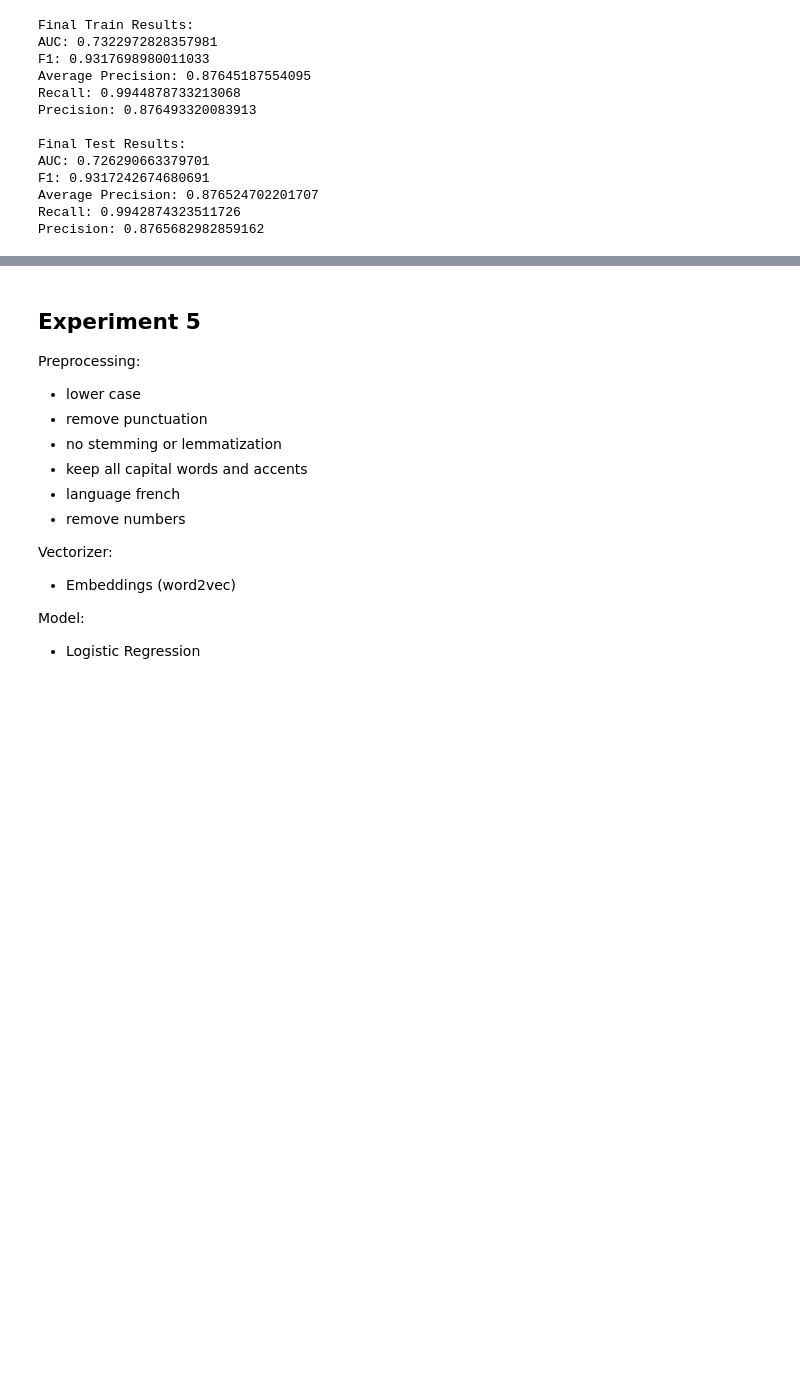
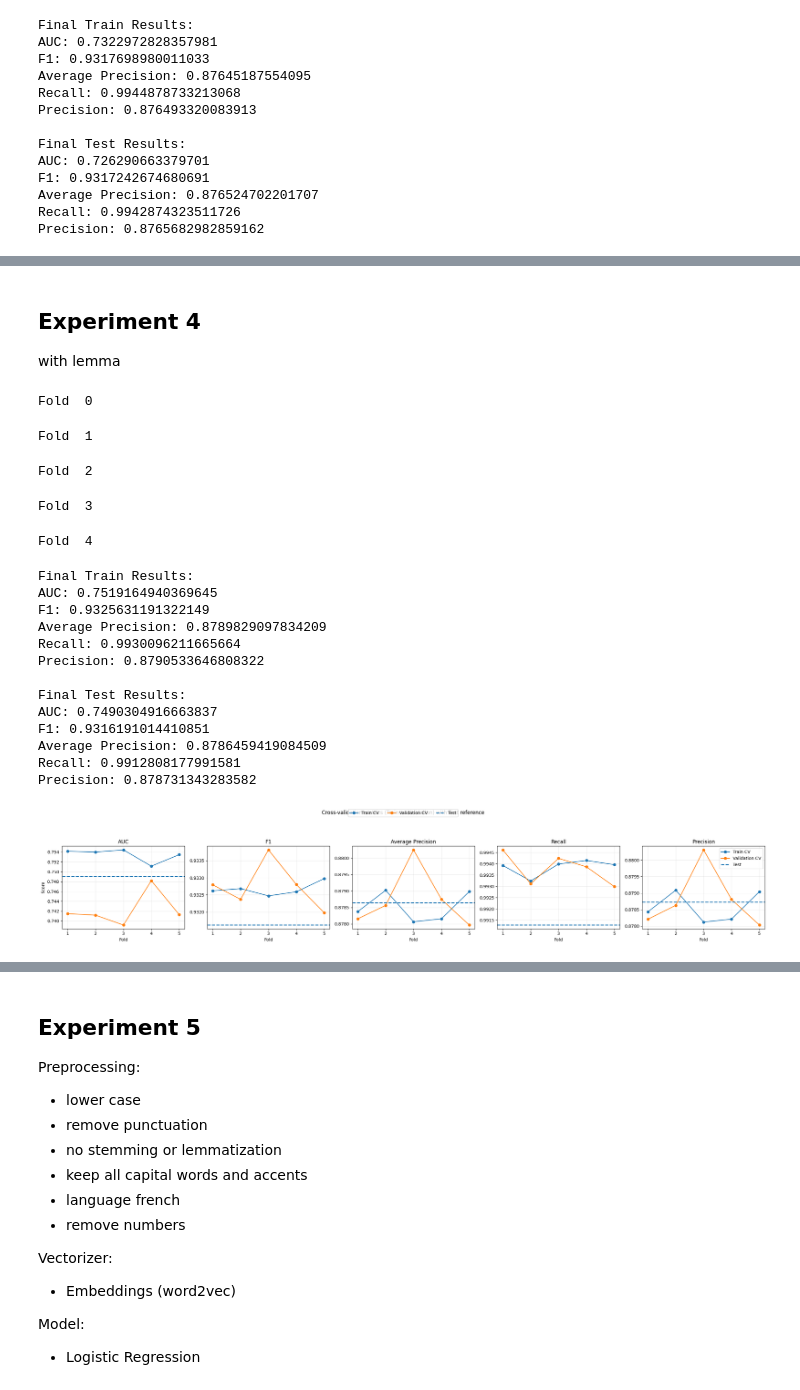
Before and after one commit to alan-man/tal-projet, a Jupyter notebook: speakers.ipynb, the cells around one changed output, grey strips where cells are left out. Saved outputs shown, nothing was run; the diff lists cells and outputs as text; code cells hidden in the pictures; blank space fills up the shorter version.

Commit message:
experimenting

```diff
--- a/speakers.ipynb
+++ b/speakers.ipynb
@@ -588,0 +636,56 @@ Precision: 0.8765682982859162
+# %% [markdown]
+## Experiment 4
+with lemma
+# %%
+prep = Preprocessing(low_case = True,
+                rm_punctuation = True,
+                rm_number = False,
+                word_norm = "lemma", # stem faster
+                pos_tagging = False, # to check
+                all_capital = True, # keep all capital words as they are
+                cap_name = True, # garder les noms en majuscules, for pos tag
+                rm_accent = False,
+                lang = "french",
+                punct = custom_punctuation, # punctuation can contain -, that would be kept
+                urls = False
+                )
+# %%
+import spacy
+NLP_FR = spacy.load("fr_core_news_sm", disable=["parser", "ner"])
+
+lemma_stopwords = []
+
+for word in final_stopwords_list:
+    doc = NLP_FR(word)
+    for token in doc:
+        lemma_stopwords.append(token.lemma_.lower())
+# %%
+cv_train(LogisticRegression,
+    {"solver": "lbfgs", "max_iter": 1000},
+    {"name":"tfidf", "stop_words":lemma_stopwords, "max_features":None, "preprocessor":prep},
+    X_train,
+    y_train,
+    X_test,
+    y_test,
+    cv=5,
+    test_size=0.2)
+# %% [output]
+Fold  0
+Fold  1
+Fold  2
+Fold  3
+Fold  4
+Final Train Results:
+AUC: 0.7519164940369645
+F1: 0.9325631191322149
+Average Precision: 0.8789829097834209
+Recall: 0.9930096211665664
+Precision: 0.8790533646808322
+
+Final Test Results:
+AUC: 0.7490304916663837
+F1: 0.9316191014410851
+Average Precision: 0.8786459419084509
+Recall: 0.9912808177991581
+Precision: 0.878731343283582
+[figure, added]
```
Also changed, not shown: parts of 32 cells of this notebook, 2 other files.
